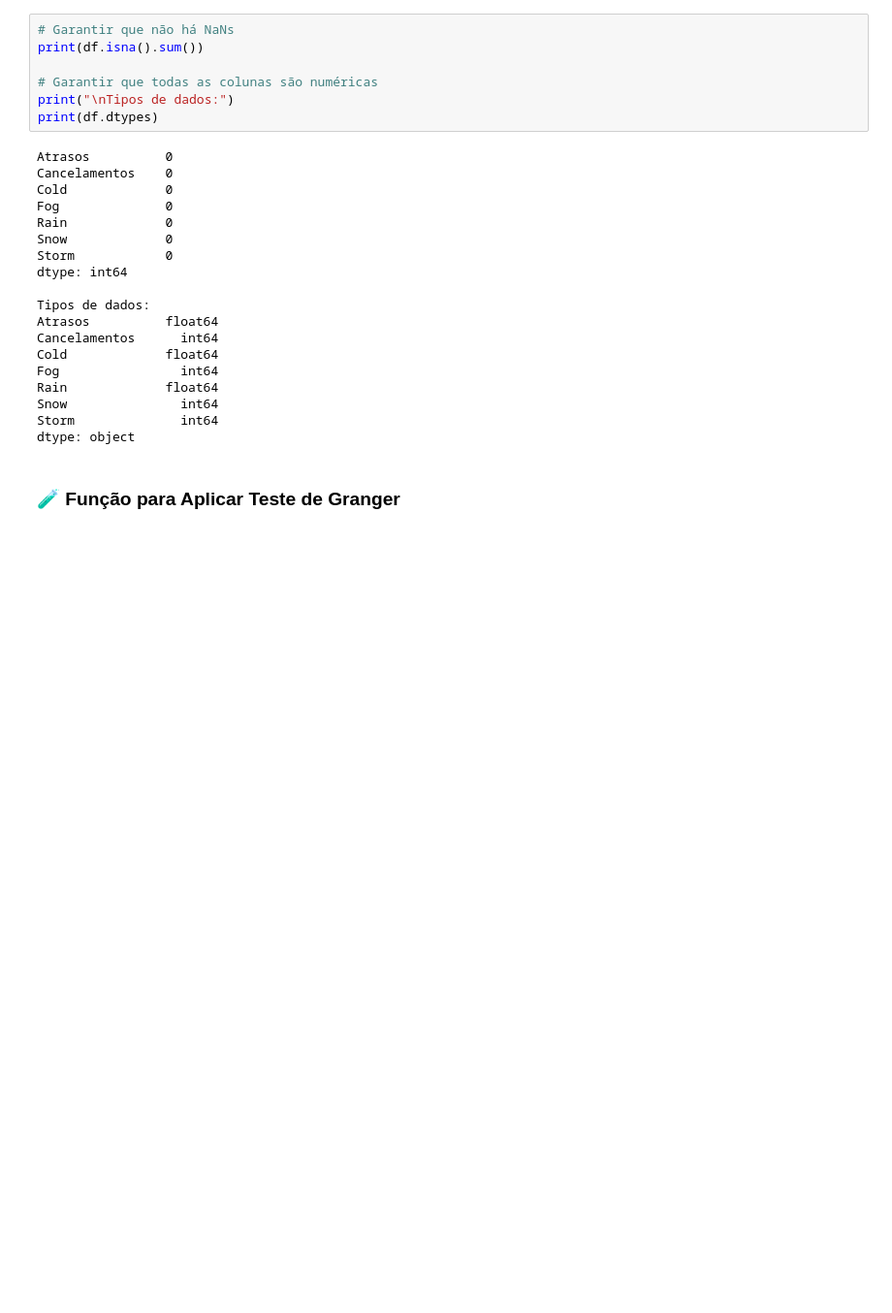
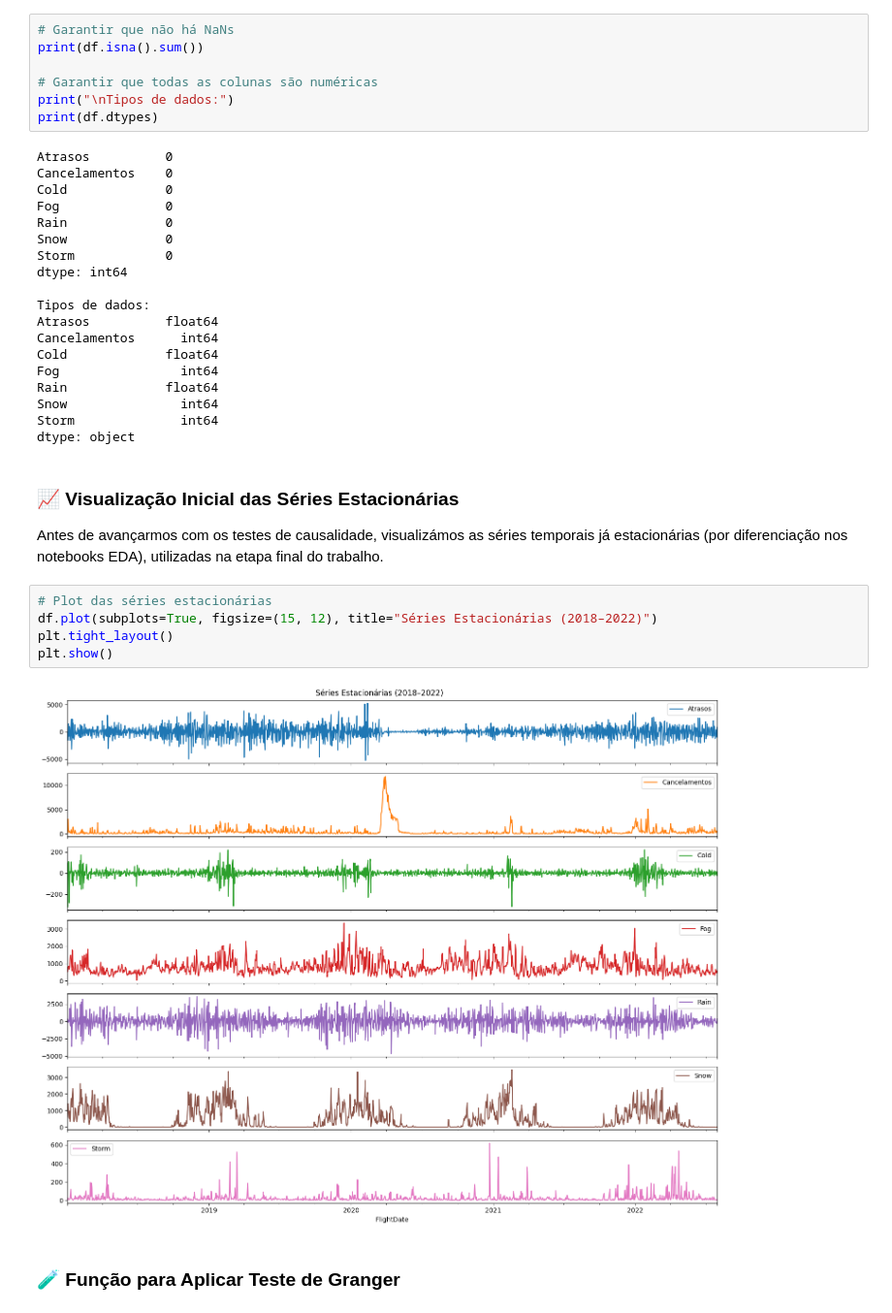
Before and after one commit to PedroFS30SCP/Projeto_ST, a Jupyter notebook: notebooks/objetivo3/granger-causality.ipynb, the cells around one changed output. Shown: that part at 97% size. Cells and saved outputs as stored; diff of their text form; blank space fills up the shorter version.

```diff
--- a/notebooks/objetivo3/granger-causality.ipynb
+++ b/notebooks/objetivo3/granger-causality.ipynb
@@ -77,6 +77,17 @@ Rain             float64
 Snow               int64
 Storm              int64
 dtype: object
+# %% [markdown]
+### 📈 Visualização Inicial das Séries Estacionárias
+
+Antes de avançarmos com os testes de causalidade, visualizámos as séries temporais já estacionárias (por diferenciação nos notebooks EDA), utilizadas na etapa final do trabalho.
+# %%
+# Plot das séries estacionárias
+df.plot(subplots=True, figsize=(15, 12), title="Séries Estacionárias (2018–2022)")
+plt.tight_layout()
+plt.show()
+# %% [output]
+[figure, added]
 # %% [markdown]
 ### 🧪 Função para Aplicar Teste de Granger
 # %%
```
Also changed, not shown: parts of 2 cells of this notebook, 6 other files.
